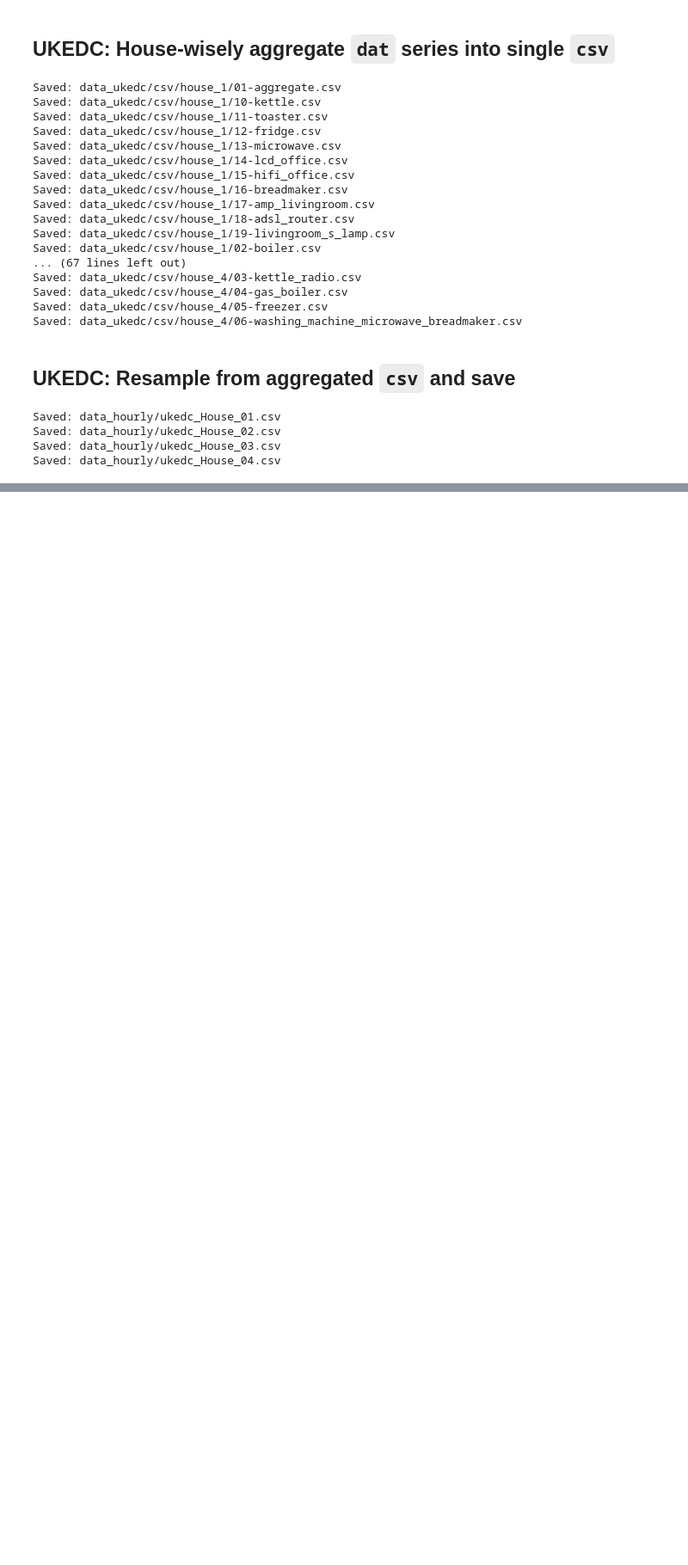
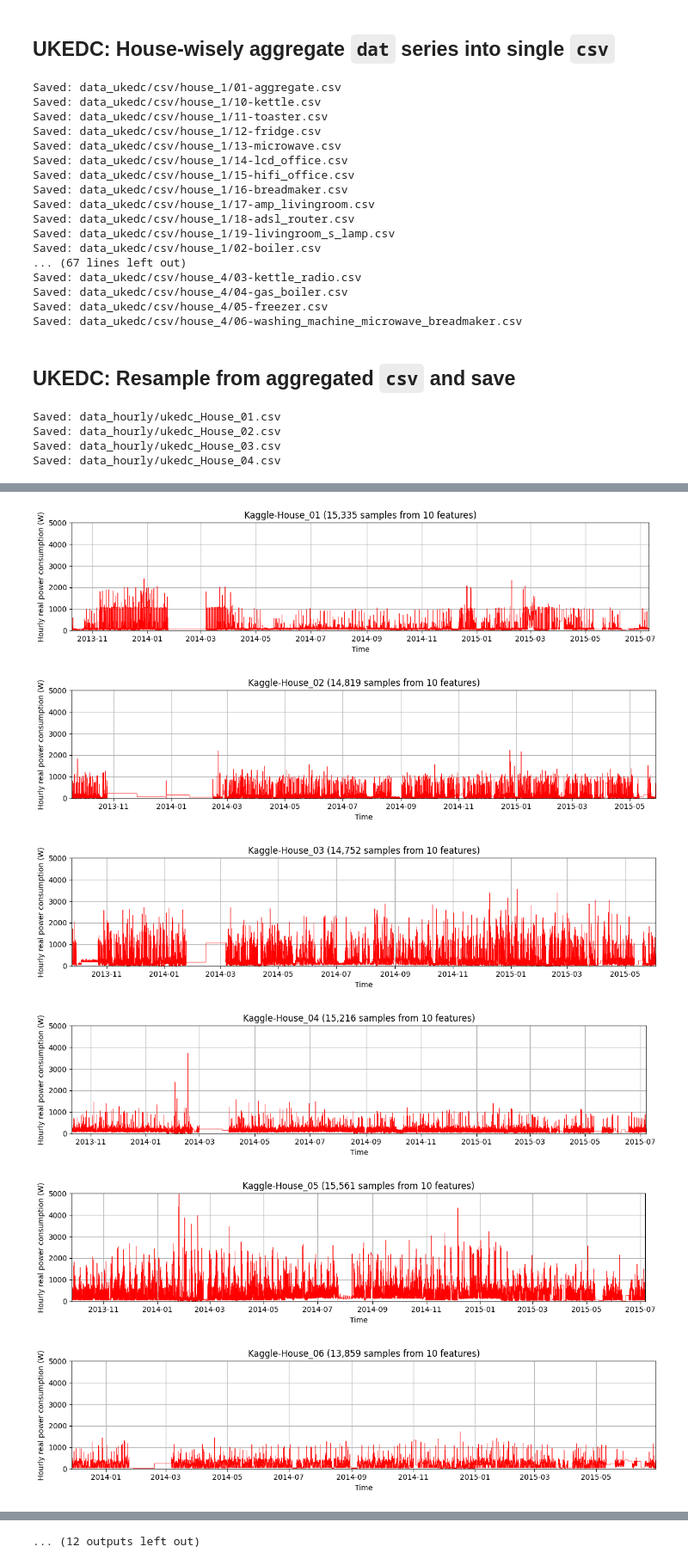
Before and after one commit to hyeonbeenlee/BigDataApplication2023, a Jupyter notebook: HW3/main_part_b.ipynb, the cells around one changed output, grey strips where cells are left out. Shown at 86% size. Saved outputs shown, nothing was run; the diff lists cells and outputs as text; code cells hidden in the pictures; blank space fills up the shorter version.

```diff
--- a/HW3/main_part_b.ipynb
+++ b/HW3/main_part_b.ipynb
@@ -82,0 +69,3 @@ pass
+# %%
+datasets = read_sum_resampled()
+kaggle, ukedc = datasets
@@ -82,0 +79,29 @@ pass
+# %%
+for i, d in enumerate(kaggle):
+    fig, ax = plt.subplots(figsize=(12, 3))
+    ax.plot(d.index, d["total"], c="red", lw=0.5)
+    ax.set_title(f"Kaggle-House_{i+1:02d} ({len(d.index):,} samples from {d.shape[1]-2} features)")
+    ax.set_xlabel("Time")
+    ax.set_ylabel("Hourly real power consumption (W)")
+    ax.set_xlim(d.index[0], d.index[-1])
+    ax.set_ylim(0,5000)
+    ax.grid()
+    fig.tight_layout()
+for i, d in enumerate(ukedc):
+    fig, ax = plt.subplots(figsize=(12, 3))
+    ax.plot(d.index, d["total"], c="blue", lw=0.5)
+    ax.set_title(f"UKEDC-House_{i+1:02d} ({len(d.index):,} samples from {d.shape[1]-1} features))")
+    ax.set_xlabel("Time")
+    ax.set_ylabel("Hourly real power consumption (W)")
+    ax.set_xlim(d.index[0], d.index[-1])
+    ax.set_ylim(0,5000)
+    ax.grid()
+    fig.tight_layout()
+plt.show()
+# %% [output]
+[figure, added]
+[figure, added]
+[figure, added]
+[figure, added]
+[figure, added]
+[figure, added]
@@ -82,0 +114 @@ pass
+... (12 outputs left out)
```
Also changed, not shown: parts of 10 cells of this notebook, 1 other file.
